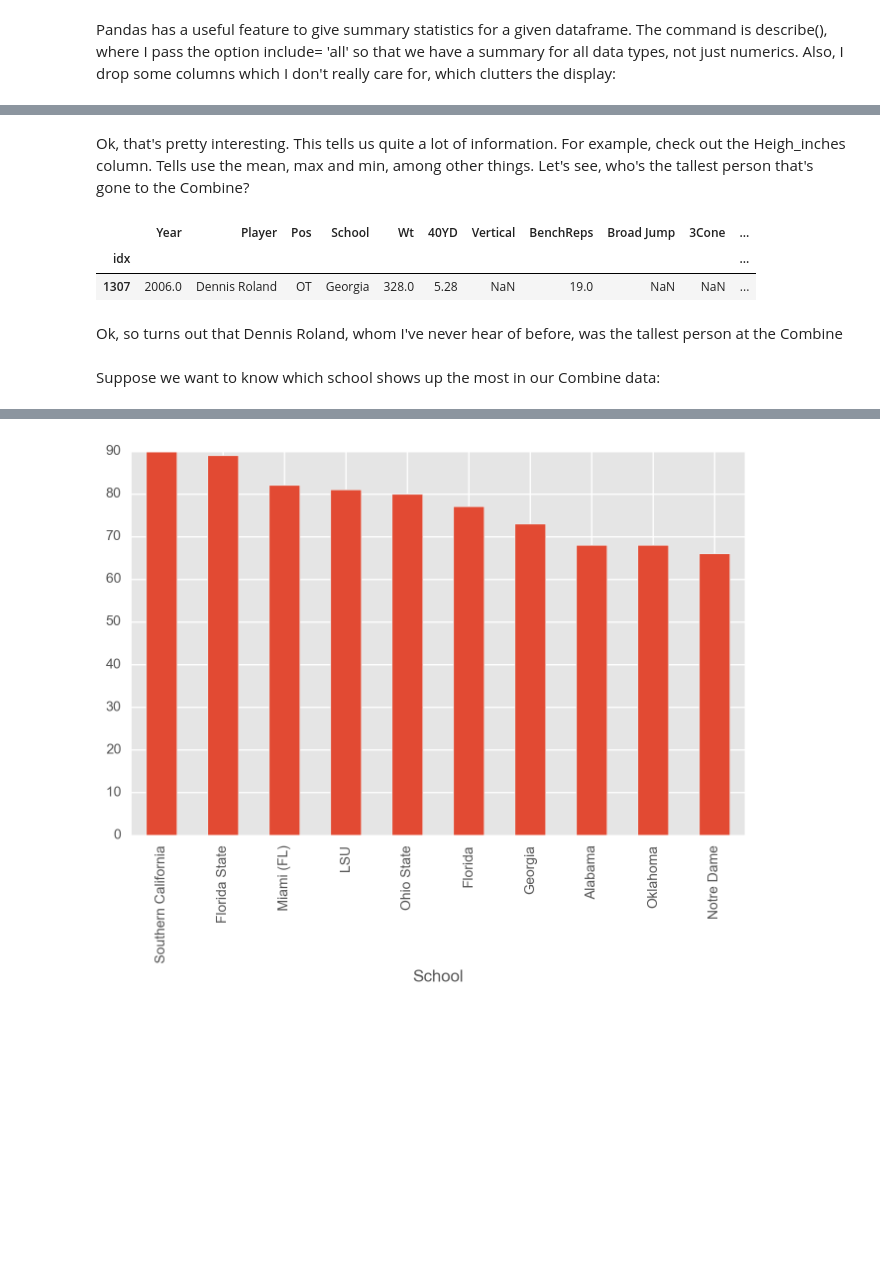
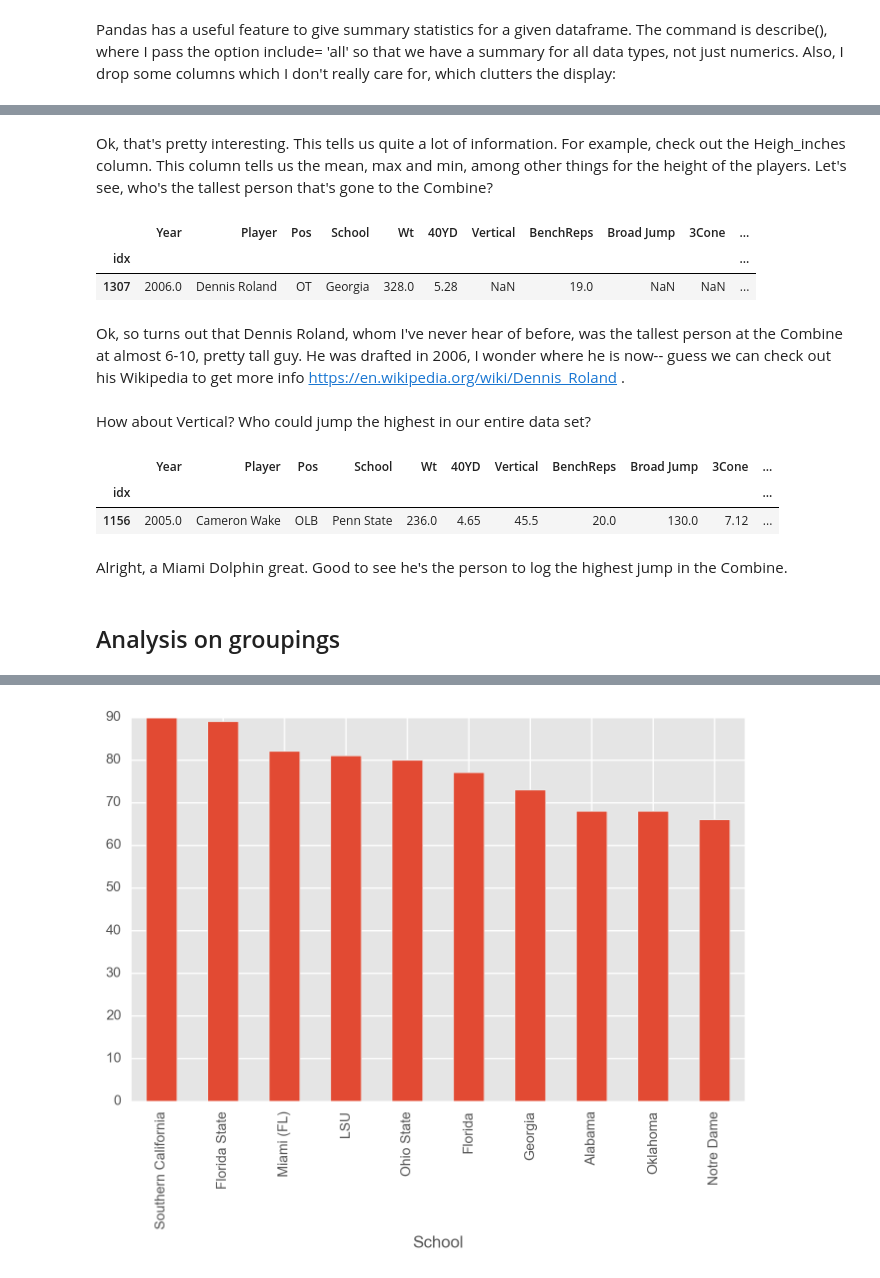
Before and after one commit to richardagalvez/NFLAnalysis, a Jupyter notebook: Data_exploration.ipynb, the cells around one changed output, grey strips where cells are left out. Saved outputs shown, nothing was run; the diff lists cells and outputs as text; code cells hidden in the pictures; blank space fills up the shorter version.

```diff
--- a/Data_exploration.ipynb
+++ b/Data_exploration.ipynb
@@ -46,7 +51,7 @@ df.drop(drop_cols, 1).describe(include='all')
 | 75% | NaN | NaN | 271.000000 | NaN | NaN | NaN | NaN | NaN | NaN | 76.000000 |
 | max | NaN | NaN | 375.000000 | 5.990000 | 45.500000 | 49.000000 | 147.000000 | 8.720000 | 5.270000 | 82.000000 |
 # %% [markdown]
-Ok, that's pretty interesting. This tells us quite a lot of information. For example, check out the Heigh_inches column. Tells use the mean, max and min, among other things. Let's see, who's the tallest person that's gone to the Combine?
+Ok, that's pretty interesting. This tells us quite a lot of information. For example, check out the Heigh_inches column. This column tells us the mean, max and min, among other things for the height of the players. Let's see, who's the tallest person that's gone to the Combine?
 # %%
 df[df['Height_inches'] == df['Height_inches'].max()]
 # %% [output]
@@ -54,6 +59,16 @@ df[df['Height_inches'] == df['Height_inches'].max()]
 | idx |  |  |  |  |  |  |  |  |  |  | ... |
 | 1307 | 2006.0 | Dennis Roland | OT | Georgia | 328.0 | 5.28 | NaN | 19.0 | NaN | NaN | ... |
 # %% [markdown]
-Ok, so turns out that Dennis Roland, whom I've never hear of before, was the tallest person at the Combine
+Ok, so turns out that Dennis Roland, whom I've never hear of before, was the tallest person at the Combine at almost 6-10, pretty tall guy. He was drafted in 2006, I wonder where he is now-- guess we can check out his Wikipedia to get more info https://en.wikipedia.org/wiki/Dennis_Roland .
-# %% [markdown]
-Suppose we want to know which school shows up the most in our Combine data:
+# %% [markdown]
+How about Vertical? Who could jump the highest in our entire data set?
+# %%
+df[df['Vertical'] == df['Vertical'].max()]
+# %% [output]
+|  | Year | Player | Pos | School | Wt | 40YD | Vertical | BenchReps | Broad Jump | 3Cone | ... |
+| idx |  |  |  |  |  |  |  |  |  |  | ... |
+| 1156 | 2005.0 | Cameron Wake | OLB | Penn State | 236.0 | 4.65 | 45.5 | 20.0 | 130.0 | 7.12 | ... |
+# %% [markdown]
+Alright, a Miami Dolphin great. Good to see he's the person to log the highest jump in the Combine.
+# %% [markdown]
+## Analysis on groupings
```
Also changed, not shown: parts of 12 cells of this notebook.
